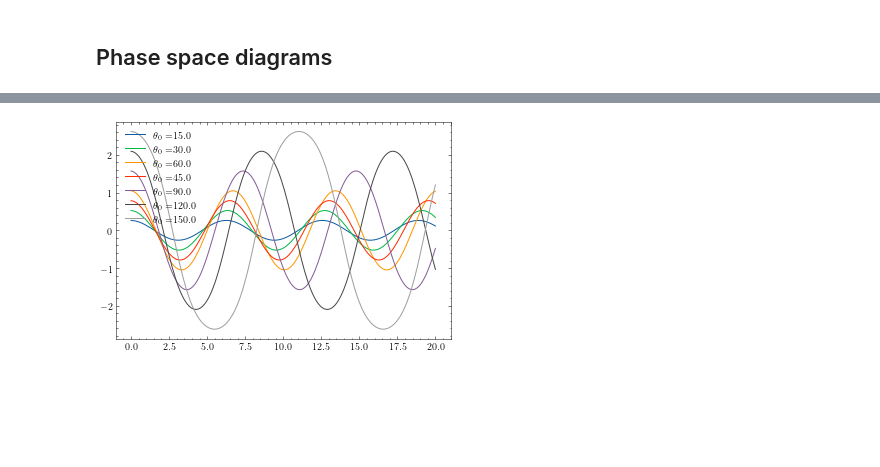
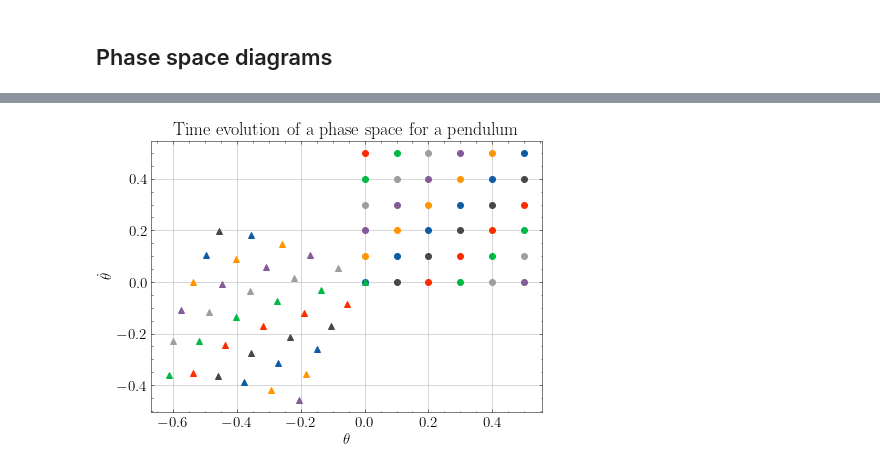
Before and after one commit to franklinzppa/fisica-computacional, a Jupyter notebook: week3.ipynb, the cells around one changed output, grey strips where cells are left out. Cells and saved outputs as stored; diff of their text form; code cells hidden in the pictures; blank space fills up the shorter version.

```diff
--- a/week3.ipynb
+++ b/week3.ipynb
@@ -433,8 +432,0 @@ plt.show()
-# %%
-for j in range(len(x0)):
-    plt.plot(t, x_list[j], label=r'$\theta_0 = $'+str(np.round(180.0*x0[j]/np.pi)))
-
-    plt.legend()
-plt.show()
-# %% [output]
-[figure, removed]
@@ -444,0 +433,39 @@ plt.show()
+# %%
+dt = 0.01
+t = np.arange(0, 10.0 + dt, dt)
+N = len(t)
+
+x0 = np.arange(0, 0.6, 0.1)
+v0 = np.arange(0, 0.6, 0.1)
+
+x_list = []
+v_list = []
+
+for i in x0:
+    for j in v0:
+
+        x = np.zeros(N)
+        v = np.zeros(N)
+
+        x[0] = i
+        v[0] = j
+
+        def f(x):
+            return -np.sin(x)
+
+        for k in range(N-1):
+            v[k+1] = v[k] + f(x[k])*dt
+            x[k+1] = x[k] + v[k+1]*dt
+
+        x_list.append(x)
+        v_list.append(v)
+        plt.plot(x[0], v[0], marker='o')
+        plt.plot(x[1000], v[1000], marker='^')
+
+plt.xlabel(r'$\theta$')
+plt.ylabel(r'$\dot{\theta}$')
+plt.title('Time evolution of a phase space for a pendulum')
+plt.grid()
+plt.show()
+# %% [output]
+[figure, added]
```
Also changed, not shown: parts of 13 cells of this notebook.
